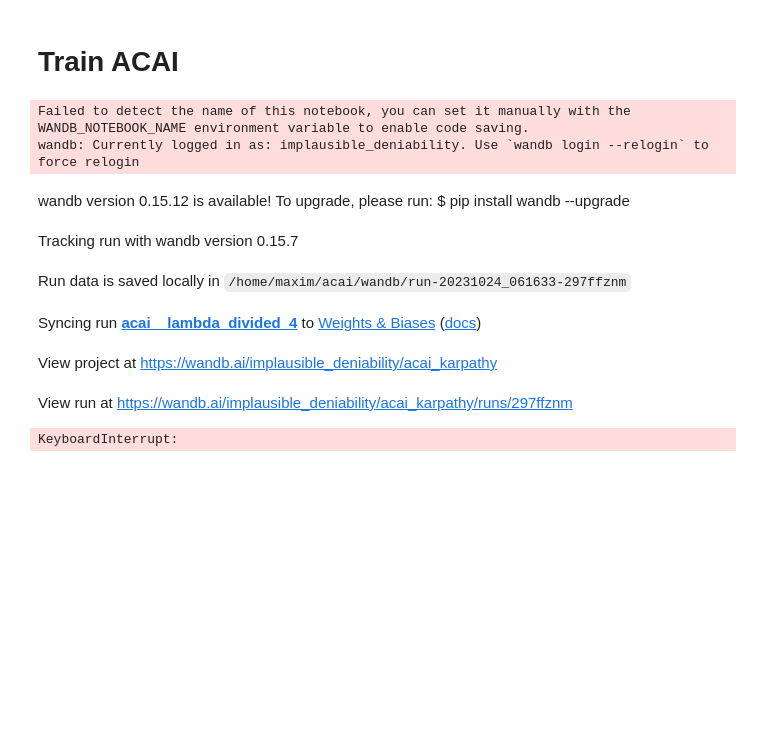
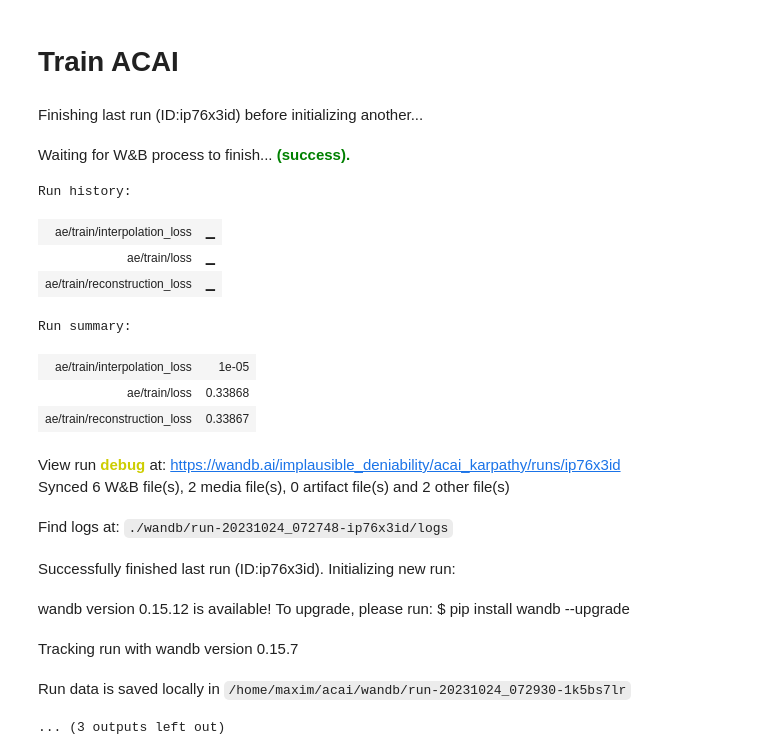
Before and after one commit to implausibleDeniability/acai, a Jupyter notebook: acai_karpathy.ipynb, the cells around one changed output. Drawn from its saved outputs; the diff is of its cells as text; code cells hidden in the pictures; blank space fills up the shorter version.

```diff
--- a/acai_karpathy.ipynb
+++ b/acai_karpathy.ipynb
@@ -14,5 +14,4 @@ from acai.image_utils import collage_images, torch2numpy_image, unravel_images,
 from acai.wandb_logger import WandbLogger
 from acai.utils import init_weights_kaiming_normal, fix_seeds
 # %%
-IMAGE_SIZE = 32
 BATCHSIZE = 64
@@ -123,12 +116,12 @@ class AutoencoderTrainer(Trainer):
 # %%
 from acai.autoencoders import AutoencoderDefault
-# fix_seeds(42)
+fix_seeds(42)
 
-# logger = WandbLogger(run='aekn8bbs', project='acai_karpathy', log_images_every=100)
-# encoder = build_simple_encoder(width_coef=1)
-# decoder = build_simple_decoder(width_coef=1)
-# autoencoder = AutoencoderDefault(encoder, decoder)
-# autoencoder.apply(init_weights)
+logger = WandbLogger(run='debug', project='acai_karpathy', log_images_every=100)
+encoder = build_simple_encoder(width_coef=1)
+decoder = build_simple_decoder(width_coef=1)
+autoencoder = AutoencoderDefault(encoder, decoder)
+autoencoder.apply(init_weights_kaiming_normal)
 
-# trainer = Trainer(autoencoder, logger=logger, device=torch.device("cuda"))
-# trainer.train(n_steps=260000)
+trainer = AutoencoderTrainer(autoencoder, logger=logger, device=torch.device("cuda"))
+trainer.train(n_steps=1000)
@@ -206,4 +143,7 @@ class ACAI(AutoencoderBase):
 # %%
+from acai.autoencoders import ACAI
+
+
 class ACAITrainer(Trainer):
     autoencoder: ACAI
     TRAIN_CRITIC_AFTER = 0
@@ -219,7 +159,7 @@ class ACAITrainer(Trainer):
         self.optimizer_critic = torch.optim.Adam(autoencoder.critic.parameters(), lr=3e-4)
         self._step_counter = 0
 
-    def train_step(self):
+    def _train_step(self):
         self._train_ae()
         if self.TRAIN_CRITIC_AFTER < self._step_counter:
             self._train_critic()
@@ -276,28 +216,50 @@ class ACAITrainer(Trainer):
             "images/critic/train/blended_image",
             torch2numpy_image(out["blended_non_interpolated_images"][0]),
         )
+
+    def _eval_step(self, batch):
+        self.autoencoder.eval()
+        batch2 = generate_batch(BATCHSIZE).to(self.device)
+        first_images = torch2numpy_image(batch[:self.N_EVAL_LOGGING_IMAGES])
+        out = self.autoencoder(batch, batch2)
+        loss = out['loss']
+        reconstructed_first_images = torch2numpy_image(out['reconstructed_images'][:self.N_EVAL_LOGGING_IMAGES])
+        self.logger.log_images(
+            "images/ae/eval/reconstruction",
+            collage_images([first_images, reconstructed_first_images])
+        )
+        self.logger.log({"ae/test/loss": loss.detach().item()})
 # %%
 fix_seeds(42)
 
-logger = WandbLogger(run='acai__lambda_divided_4', project='acai_karpathy', log_images_every=100)
+logger = WandbLogger(run='debug', project='acai_karpathy', log_images_every=100)
 encoder = build_simple_encoder(width_coef=1)
 decoder = build_simple_decoder(width_coef=1)
 critic = build_simple_encoder(width_coef=1)
 autoencoder = ACAI(encoder, decoder, critic)
 autoencoder.apply(init_weights_kaiming_normal)
 
 trainer = ACAITrainer(autoencoder, logger=logger, device=torch.device("cuda"))
-trainer.train(n_steps=2600000)
+trainer.train(n_steps=1000)
 # %% [output]
-Failed to detect the name of this notebook, you can set it manually with the WANDB_NOTEBOOK_NAME environment variable to enable code saving.
-wandb: Currently logged in as: implausible_deniability. Use `wandb login --relogin` to force relogin
-wandb version 0.15.12 is available! To upgrade, please run: $ pip install wandb --upgrade
+Finishing last run (ID:ip76x3id) before initializing another...
-Tracking run with wandb version 0.15.7
+Waiting for W&B process to finish... (success).
+Run history:
+| ae/train/interpolation_loss | ▁ |
+| ae/train/loss | ▁ |
+| ae/train/reconstruction_loss | ▁ |
+Run summary:
+| ae/train/interpolation_loss | 1e-05 |
+| ae/train/loss | 0.33868 |
+| ae/train/reconstruction_loss | 0.33867 |
-Run data is saved locally in /home/maxim/acai/wandb/run-20231024_061633-297ffznm
+View run debug at: https://wandb.ai/implausible_deniability/acai_karpathy/runs/ip76x3id
+Synced 6 W&B file(s), 2 media file(s), 0 artifact file(s) and 2 other file(s)
-Syncing run acai__lambda_divided_4 to Weights & Biases (docs)
+Find logs at: ./wandb/run-20231024_072748-ip76x3id/logs
-View project at https://wandb.ai/implausible_deniability/acai_karpathy
+Successfully finished last run (ID:ip76x3id). Initializing new run:
-View run at https://wandb.ai/implausible_deniability/acai_karpathy/runs/297ffznm
+wandb version 0.15.12 is available! To upgrade, please run: $ pip install wandb --upgrade
-KeyboardInterrupt:
+Tracking run with wandb version 0.15.7
+Run data is saved locally in /home/maxim/acai/wandb/run-20231024_072930-1k5bs7lr
+... (3 outputs left out)
 # %%
 def interpolate_encoder(encoder, decoder, idx=0):
     N_STEPS = 9
```
Also changed, not shown: parts of 8 cells of this notebook, 2 other files.
